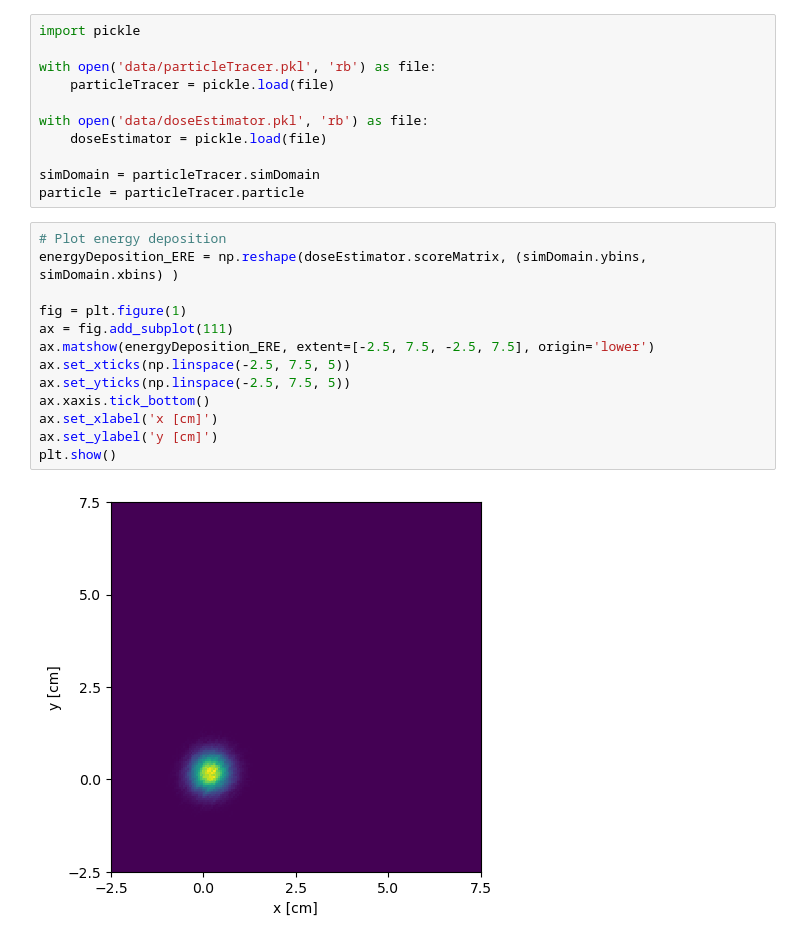
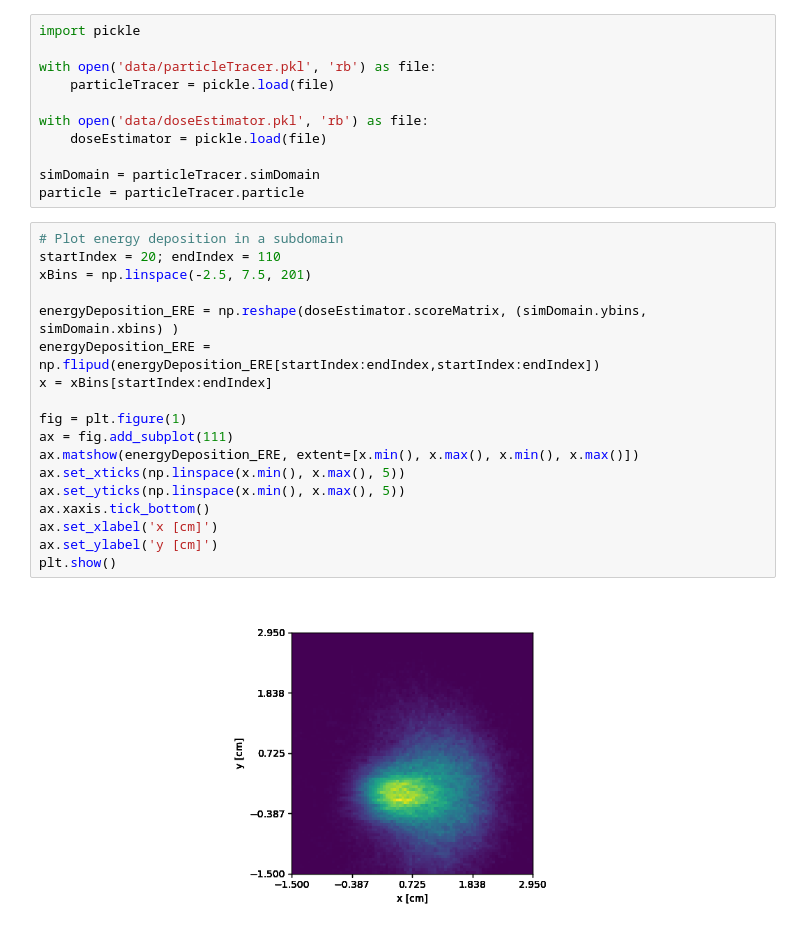
Before and after one commit to KlaasWillems/electronTransportCode, a Jupyter notebook: numericalExperiments/waterPhantom/WaterPhantomPostProc.ipynb, the cells around one changed output. Saved outputs shown, nothing was run; the diff lists cells and outputs as text.

```diff
--- a/numericalExperiments/waterPhantom/WaterPhantomPostProc.ipynb
+++ b/numericalExperiments/waterPhantom/WaterPhantomPostProc.ipynb
@@ -31,18 +32,23 @@ with open('data/doseEstimator.pkl', 'rb') as file:
 simDomain = particleTracer.simDomain
 particle = particleTracer.particle
 # %%
-# Plot energy deposition
+# Plot energy deposition in a subdomain
+startIndex = 20; endIndex = 110
+xBins = np.linspace(-2.5, 7.5, 201)
+
 energyDeposition_ERE = np.reshape(doseEstimator.scoreMatrix, (simDomain.ybins, simDomain.xbins) )
+energyDeposition_ERE = np.flipud(energyDeposition_ERE[startIndex:endIndex,startIndex:endIndex])
+x = xBins[startIndex:endIndex]
 
 fig = plt.figure(1)
 ax = fig.add_subplot(111)
-ax.matshow(energyDeposition_ERE, extent=[-2.5, 7.5, -2.5, 7.5], origin='lower')
-ax.set_xticks(np.linspace(-2.5, 7.5, 5))
-ax.set_yticks(np.linspace(-2.5, 7.5, 5))
+ax.matshow(energyDeposition_ERE, extent=[x.min(), x.max(), x.min(), x.max()])
+ax.set_xticks(np.linspace(x.min(), x.max(), 5))
+ax.set_yticks(np.linspace(x.min(), x.max(), 5))
 ax.xaxis.tick_bottom()
 ax.set_xlabel('x [cm]')
 ax.set_ylabel('y [cm]')
 plt.show()
 # %% [output]
-[figure, old version]
+[figure, new version]
 # %%
```
Also changed, not shown: parts of 4 cells of this notebook, 5 other files.
